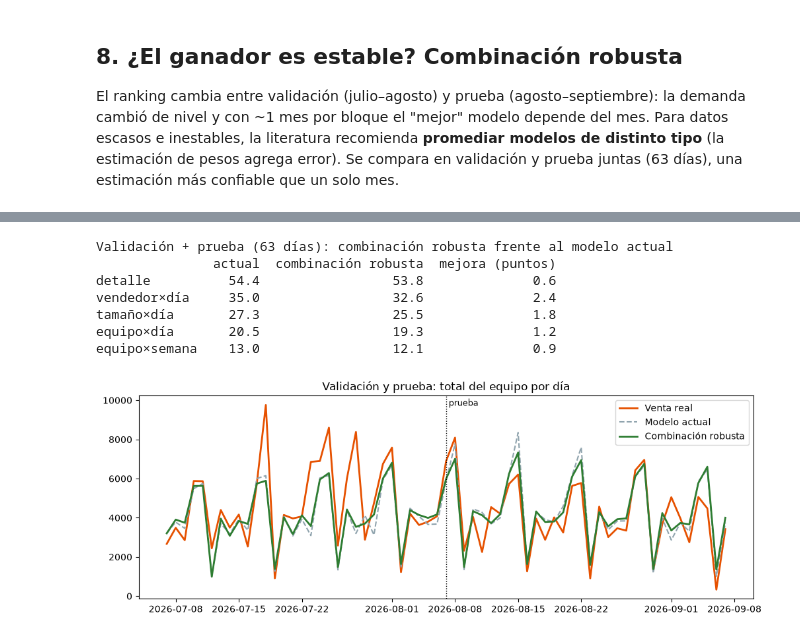
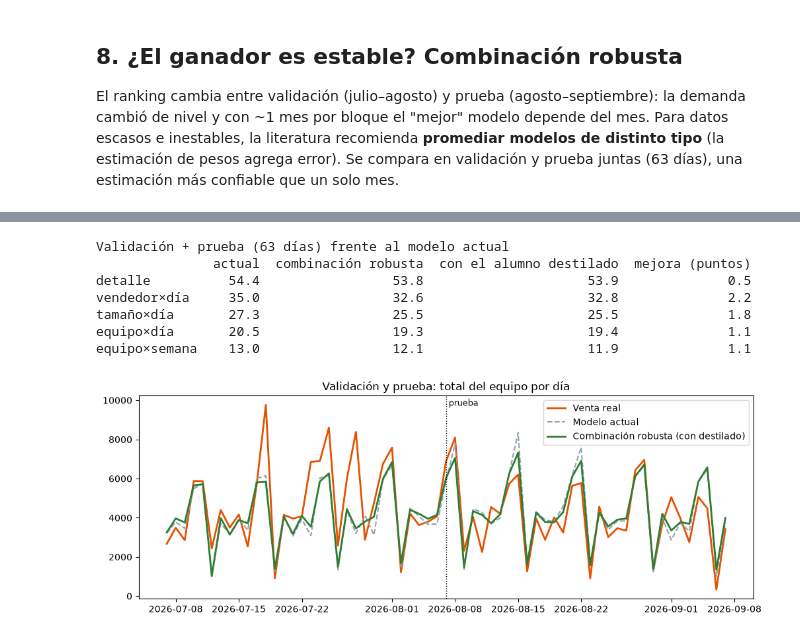
Before and after one commit to JeffryRU/Avicola2-Platform, a Jupyter notebook: notebooks/modelo_demanda.ipynb, the cells around one changed output, grey strips where cells are left out. Drawn from its saved outputs; the diff is of its cells as text; code cells hidden in the pictures.

Commit message:
docs(modelo): notebook con maestro → alumno (destilación y apilado) y combinación robusta con el alumno destilado

```diff
--- a/notebooks/modelo_demanda.ipynb
+++ b/notebooks/modelo_demanda.ipynb
@@ -357,7 +416,11 @@ A_both = Y[:, :, both]
 pred_both = {}
 for n in ROBUST + ["Croston", "Boosting + masking (cegar)", "Boosting + Moving Block Bootstrap"]:
     pred_both[n] = np.concatenate([pred_val[n], pred_test[n]], axis=2)
+for n in ("Maestro solo (16 series)", "Alumno destilado (maestro 16 → 9)", "Alumno apilado (maestro como variable)"):
+    pred_both[n] = np.concatenate([pred_val[n], pred_test[n]], axis=2)
+ROBUST_D = [n if n != "Boosting global (Poisson)" else "Alumno destilado (maestro 16 → 9)" for n in ROBUST]
 pred_both["★ Combinación robusta (promedio de 6)"] = np.mean([pred_both[n] for n in ROBUST], axis=0)
+pred_both["★ Combinación robusta con el alumno destilado"] = np.mean([pred_both[n] for n in ROBUST_D], axis=0)
 pred_both["★ Combinación robusta (mediana de 6)"] = np.median([pred_both[n] for n in ROBUST], axis=0)
 for name, pv, pt in (("validación", pred_val, A_val), ("prueba", pred_test, A_test)):
     pass
@@ -385,25 +452,27 @@ Combinación robusta (promedio de 6) — prueba:     {'detalle': np.float64(54.0
 # %%
 cur = both_table.loc["Mediana 4 semanas (actual)"]
 rob = both_table.loc["★ Combinación robusta (promedio de 6)"]
-print("Validación + prueba (63 días): combinación robusta frente al modelo actual")
-print(pd.DataFrame({"actual": cur, "combinación robusta": rob, "mejora (puntos)": (cur - rob)}).drop("sesgo").round(1).to_string())
+robd = both_table.loc["★ Combinación robusta con el alumno destilado"]
+print("Validación + prueba (63 días) frente al modelo actual")
+print(pd.DataFrame({"actual": cur, "combinación robusta": rob, "con el alumno destilado": robd,
+                    "mejora (puntos)": (cur - robd)}).drop("sesgo").round(1).to_string())
 
 fig, ax = plt.subplots(figsize=(12, 4))
 dd = days[both]
 ax.plot(dd, A_both.sum((0, 1)), label="Venta real", color="#e65100", lw=2)
 ax.plot(dd, pred_both["Mediana 4 semanas (actual)"].sum((0, 1)), label="Modelo actual", color="#90a4ae", ls="--")
-ax.plot(dd, pred_both["★ Combinación robusta (promedio de 6)"].sum((0, 1)), label="Combinación robusta", color="#2e7d32", lw=2)
+ax.plot(dd, pred_both["★ Combinación robusta con el alumno destilado"].sum((0, 1)), label="Combinación robusta (con destilado)", color="#2e7d32", lw=2)
 ax.axvline(days[TEST[0]], color="k", ls=":", lw=1); ax.text(days[TEST[0]], ax.get_ylim()[1] * 0.95, " prueba", fontsize=9)
 ax.set_title("Validación y prueba: total del equipo por día"); ax.legend(); plt.show()
 # %% [output]
-Validación + prueba (63 días): combinación robusta frente al modelo actual
-               actual  combinación robusta  mejora (puntos)
-detalle          54.4                 53.8              0.6
-vendedor×día     35.0                 32.6              2.4
-tamaño×día       27.3                 25.5              1.8
-equipo×día       20.5                 19.3              1.2
-equipo×semana    13.0                 12.1              0.9
+Validación + prueba (63 días) frente al modelo actual
+               actual  combinación robusta  con el alumno destilado  mejora (puntos)
+detalle          54.4                 53.8                     53.9              0.5
+vendedor×día     35.0                 32.6                     32.8              2.2
+tamaño×día       27.3                 25.5                     25.5              1.8
+equipo×día       20.5                 19.3                     19.4              1.1
+equipo×semana    13.0                 12.1                     11.9              1.1
-[figure, old version]
+[figure, new version]
 # %% [markdown]
 ## 9. Conclusiones
 
```
Also changed, not shown: parts of 7 cells of this notebook.
